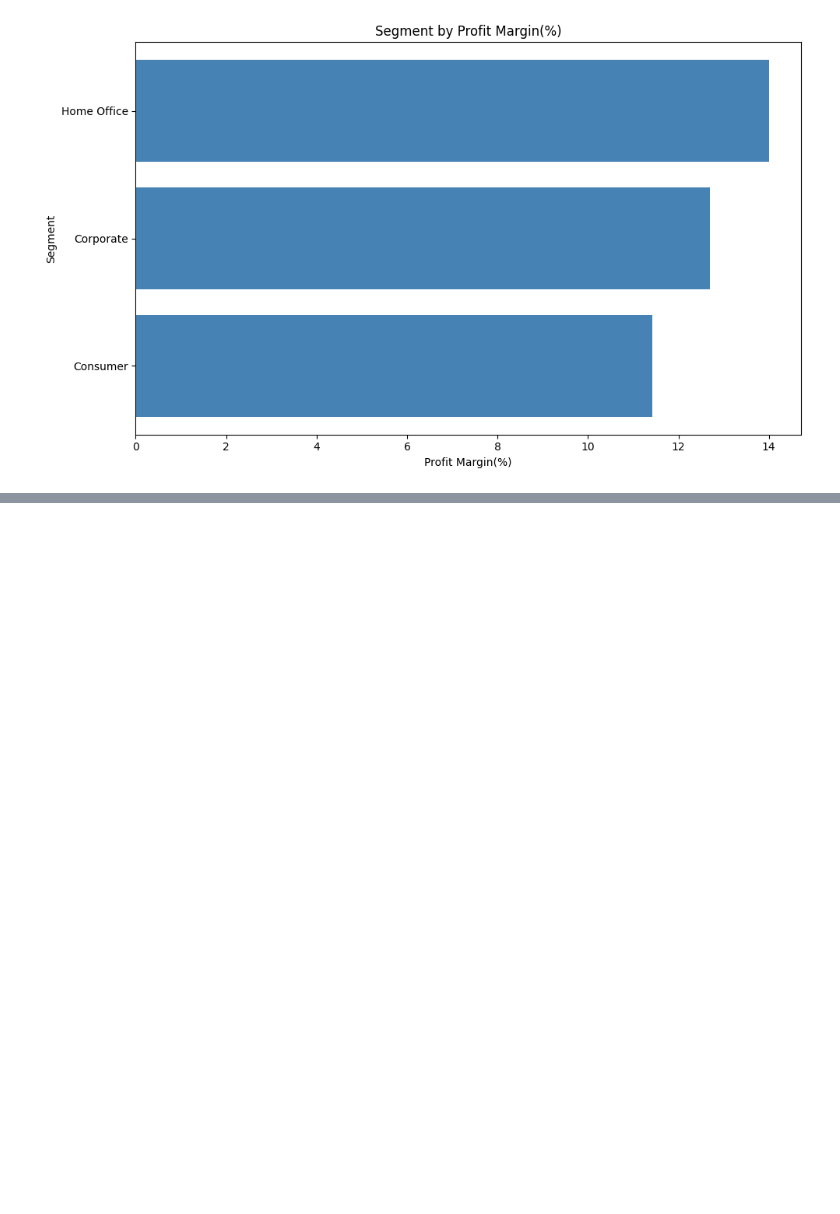
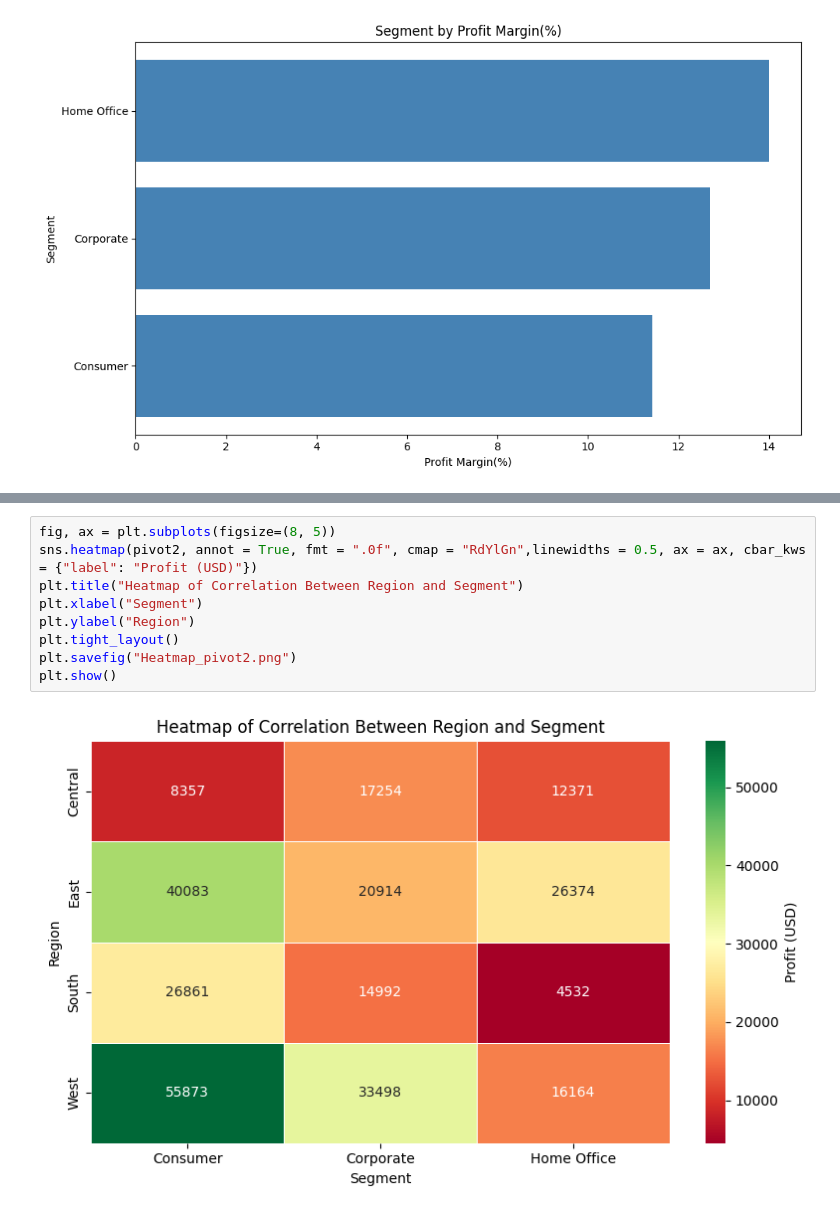
Before and after one commit to VaibhavNileshKumarDave/synent-task5-salesanalysis-vaibhav-dave, a Jupyter notebook: notebooks/salesanalysis.ipynb, the cells around one changed output, grey strips where cells are left out. Drawn from its saved outputs; the diff is of its cells as text; blank space fills up the shorter version.

```diff
--- a/notebooks/salesanalysis.ipynb
+++ b/notebooks/salesanalysis.ipynb
@@ -307,0 +342,11 @@ plt.show()
+# %%
+fig, ax = plt.subplots(figsize=(8, 5))
+sns.heatmap(pivot2, annot = True, fmt = ".0f", cmap = "RdYlGn",linewidths = 0.5, ax = ax, cbar_kws = {"label": "Profit (USD)"})
+plt.title("Heatmap of Correlation Between Region and Segment")
+plt.xlabel("Segment")
+plt.ylabel("Region")
+plt.tight_layout()
+plt.savefig("Heatmap_pivot2.png")
+plt.show()
+# %% [output]
+[figure, added]
```
Also changed, not shown: parts of 4 cells of this notebook, 3 other files.
